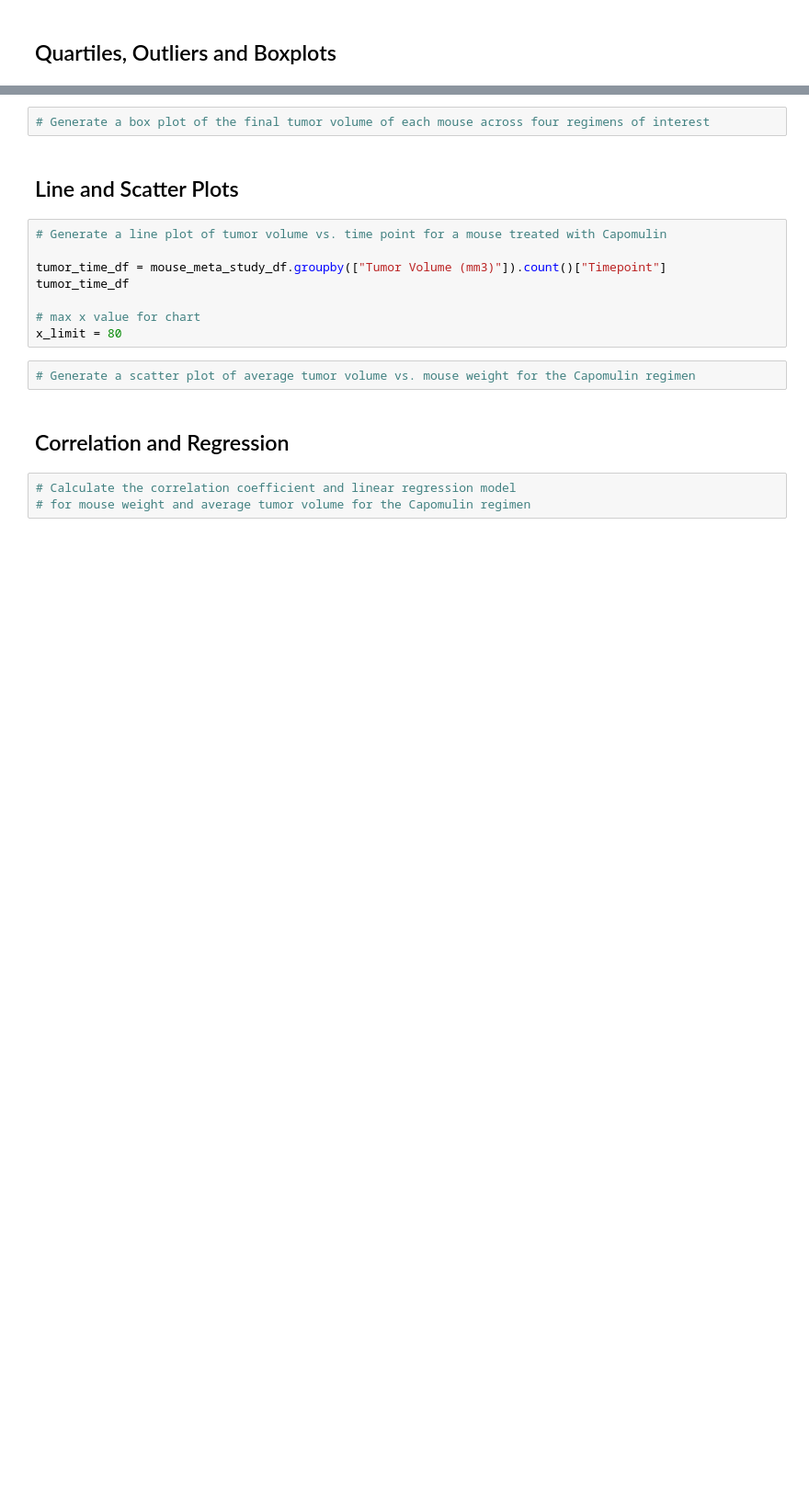
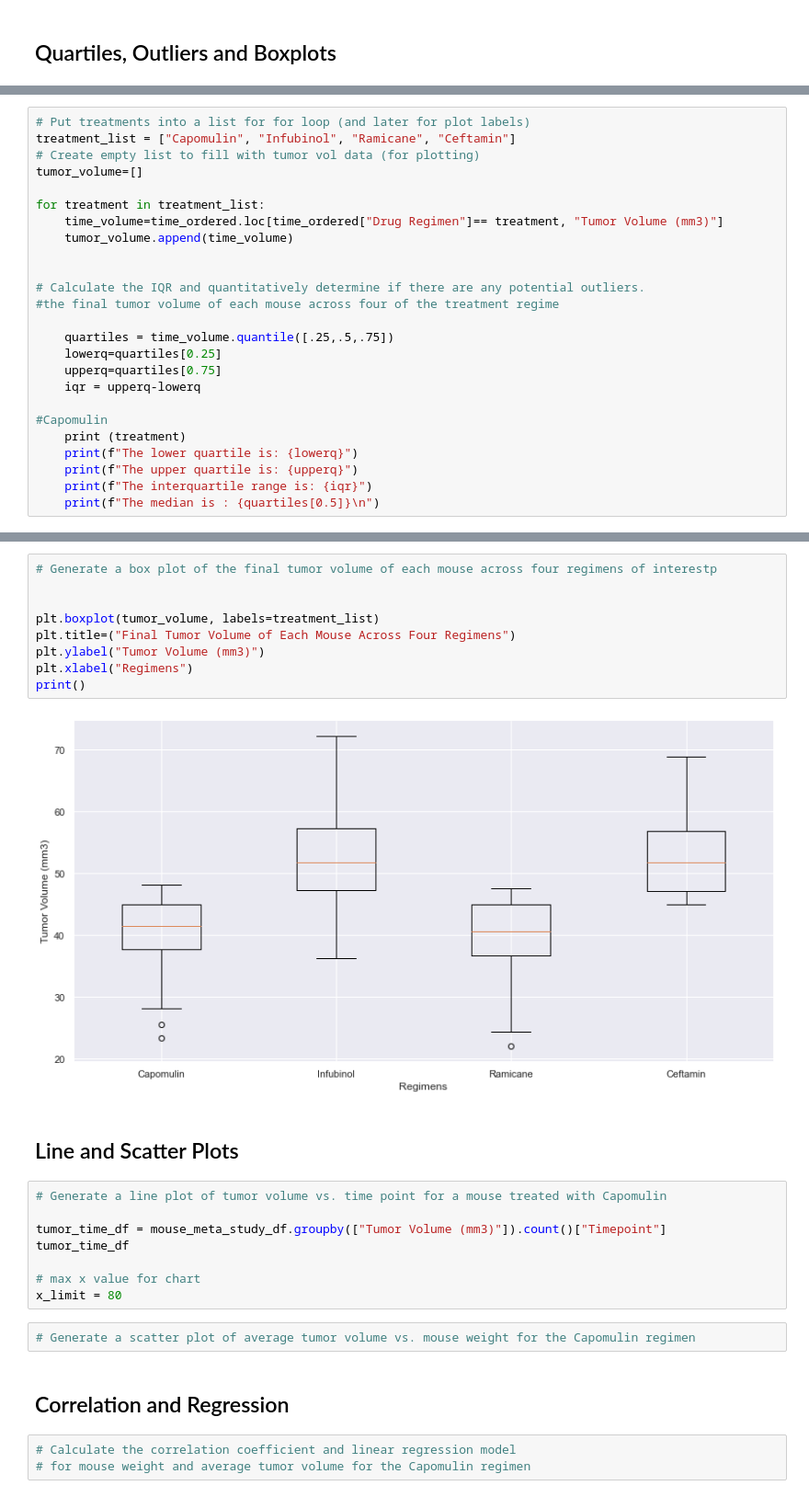
Before and after one commit to lstredler/MatPlotLib-challenge, a Jupyter notebook: pymaceuticals_starter.ipynb, the cells around one changed output, grey strips where cells are left out. Shown: that part at 92% size. Saved outputs shown, nothing was run; the diff lists cells and outputs as text; blank space fills up the shorter version.

Commit message:
boxplot added

```diff
--- a/pymaceuticals_starter.ipynb
+++ b/pymaceuticals_starter.ipynb
@@ -335,0 +318,25 @@ treatments=[]
+# %%
+# Put treatments into a list for for loop (and later for plot labels)
+treatment_list = ["Capomulin", "Infubinol", "Ramicane", "Ceftamin"]
+# Create empty list to fill with tumor vol data (for plotting)
+tumor_volume=[]
+
+for treatment in treatment_list:
+    time_volume=time_ordered.loc[time_ordered["Drug Regimen"]== treatment, "Tumor Volume (mm3)"]
+    tumor_volume.append(time_volume)
+
+
+# Calculate the IQR and quantitatively determine if there are any potential outliers.
+#the final tumor volume of each mouse across four of the treatment regime
+
+    quartiles = time_volume.quantile([.25,.5,.75])
+    lowerq=quartiles[0.25]
+    upperq=quartiles[0.75]
+    iqr = upperq-lowerq
+
+#Capomulin
+    print (treatment)
+    print(f"The lower quartile is: {lowerq}")
+    print(f"The upper quartile is: {upperq}")
+    print(f"The interquartile range is: {iqr}")
+    print(f"The median is : {quartiles[0.5]}\n")
@@ -347,5 +374,14 @@ treatments=[]
 # %%
-# Generate a box plot of the final tumor volume of each mouse across four regimens of interest
+# Generate a box plot of the final tumor volume of each mouse across four regimens of interestp
+
+
+plt.boxplot(tumor_volume, labels=treatment_list)
+plt.title=("Final Tumor Volume of Each Mouse Across Four Regimens")
+plt.ylabel("Tumor Volume (mm3)")
+plt.xlabel("Regimens")
+print()
+# %% [output]
+[figure, added]
 # %% [markdown]
 ## Line and Scatter Plots
 # %%
```
Also changed, not shown: parts of 15 cells of this notebook.
